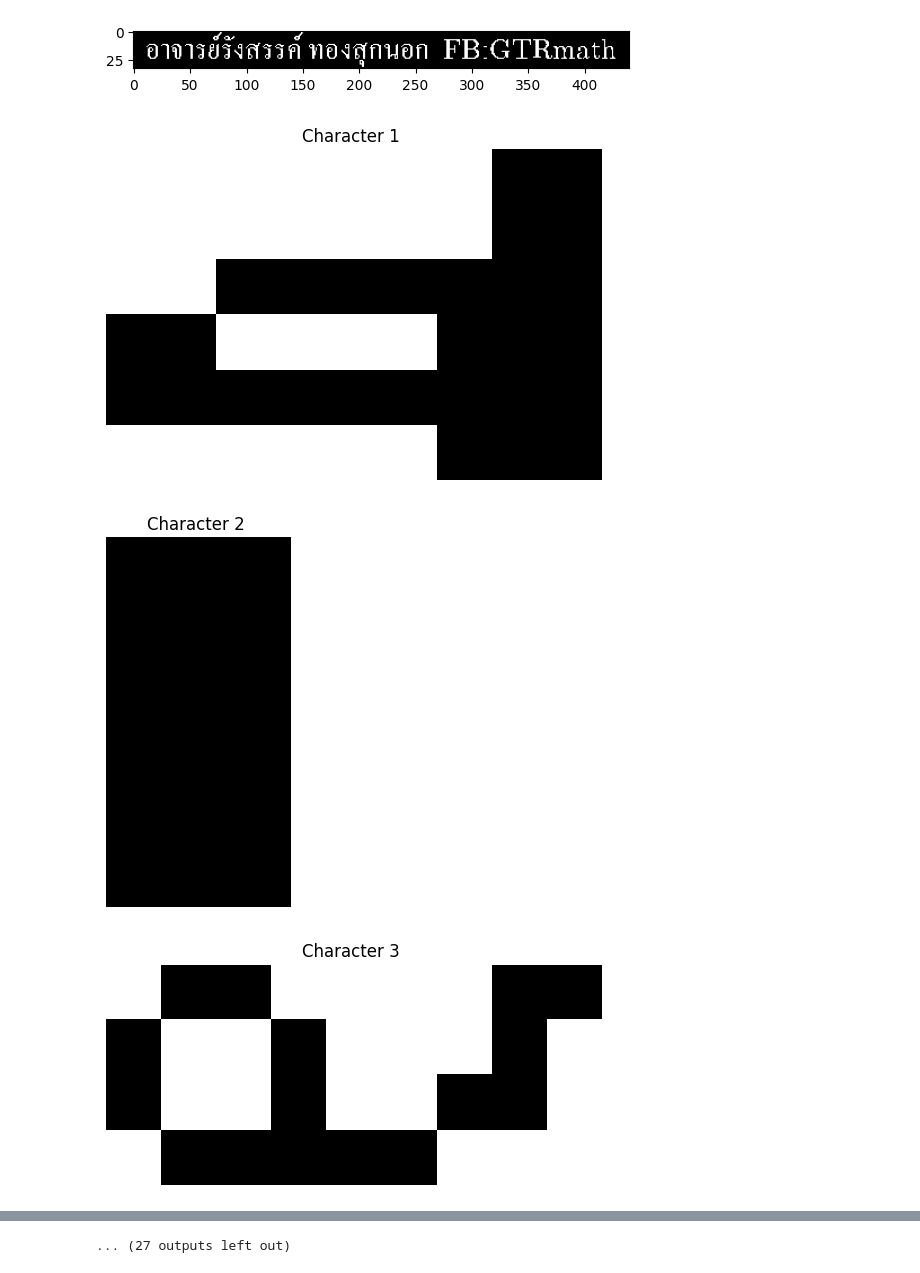
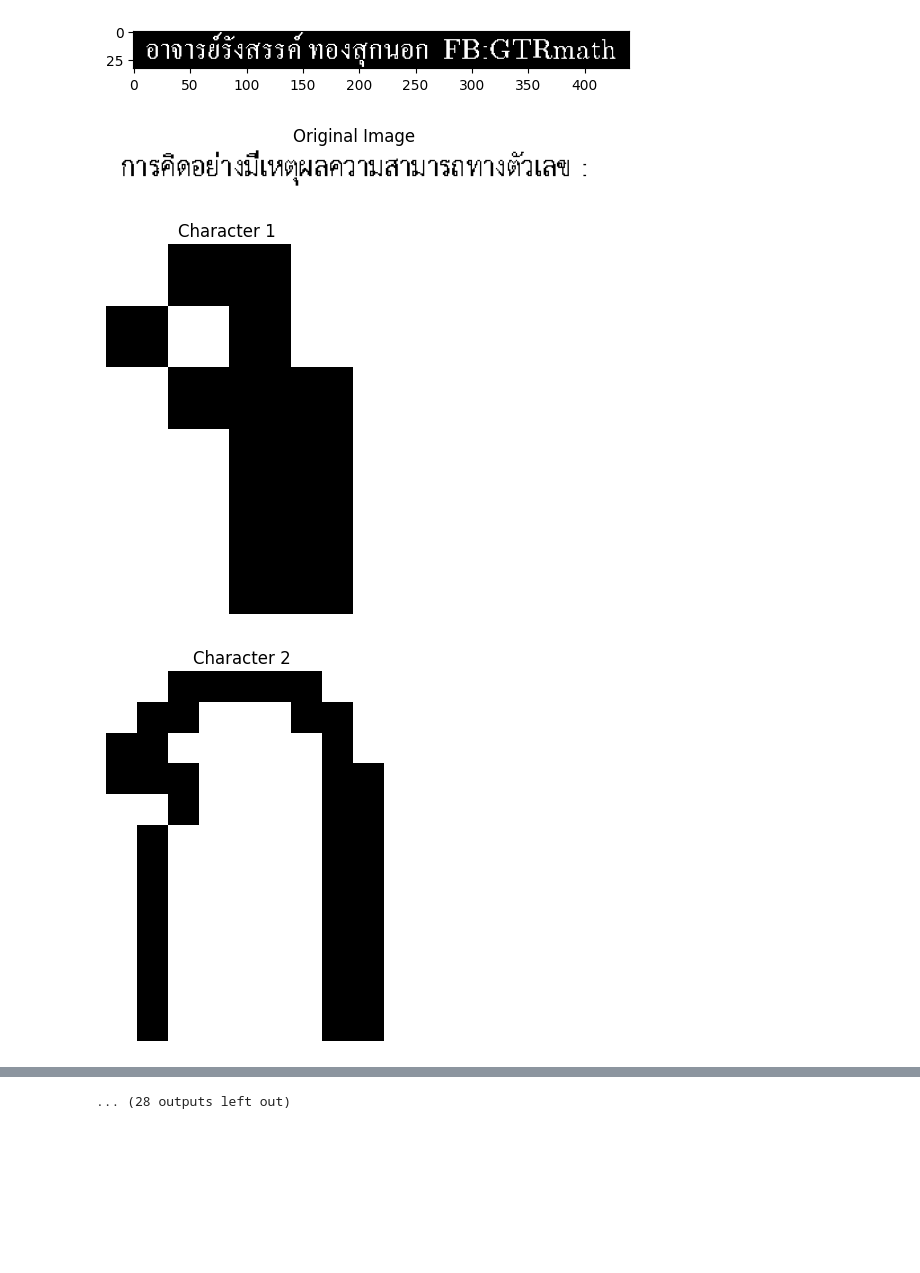
Before and after one commit to DSOECS/DS-OCR, a Jupyter notebook: charactor_segmentation.ipynb, the cells around one changed output, grey strips where cells are left out. Saved outputs shown, nothing was run; the diff lists cells and outputs as text; code cells hidden in the pictures; blank space fills up the shorter version.

```diff
--- a/charactor_segmentation.ipynb
+++ b/charactor_segmentation.ipynb
@@ -146,15 +141,19 @@ def explore_connected_component(binary_image, labels, row, col, label_count):
 # %%
 store = []
 segmented_character = character_segmentation(cropped_thresh[3])
-
+plt.figure()
+plt.imshow(cv2.bitwise_not(cropped_thresh[3]), cmap='gray')
+plt.title('Original Image')
+plt.axis('off')
+plt.show()
 for i, char_segment in enumerate(segmented_character):
     store.append(cv2.bitwise_not(char_segment))
     plt.figure()
     plt.imshow(cv2.bitwise_not(char_segment), cmap='gray')
     plt.title(f'Character {i + 1} ')
     plt.axis('off')
     plt.show()
 # %% [output]
-[figure, old version]
+[figure, new version]
-[figure, old version]
+[figure, new version]
-[figure, old version]
+[figure, new version]
@@ -170,4 +169,4 @@ for i, char_segment in enumerate(segmented_character):
-... (27 outputs left out)
+... (28 outputs left out)
 # %%
 
 # segmented_vowel = vowel_segmentation(segmented_character[1])
```
Also changed, not shown: parts of 2 cells of this notebook.
